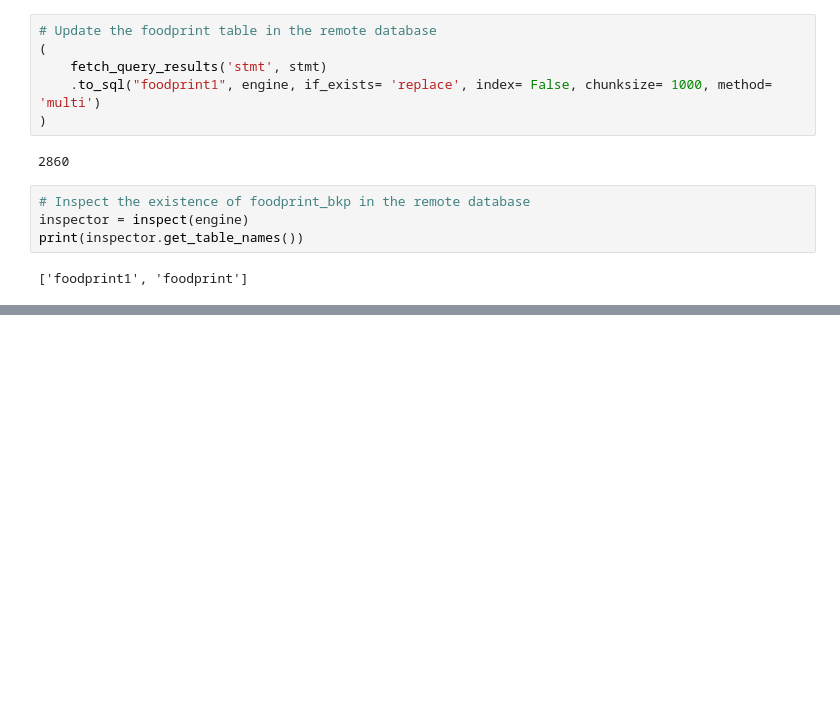
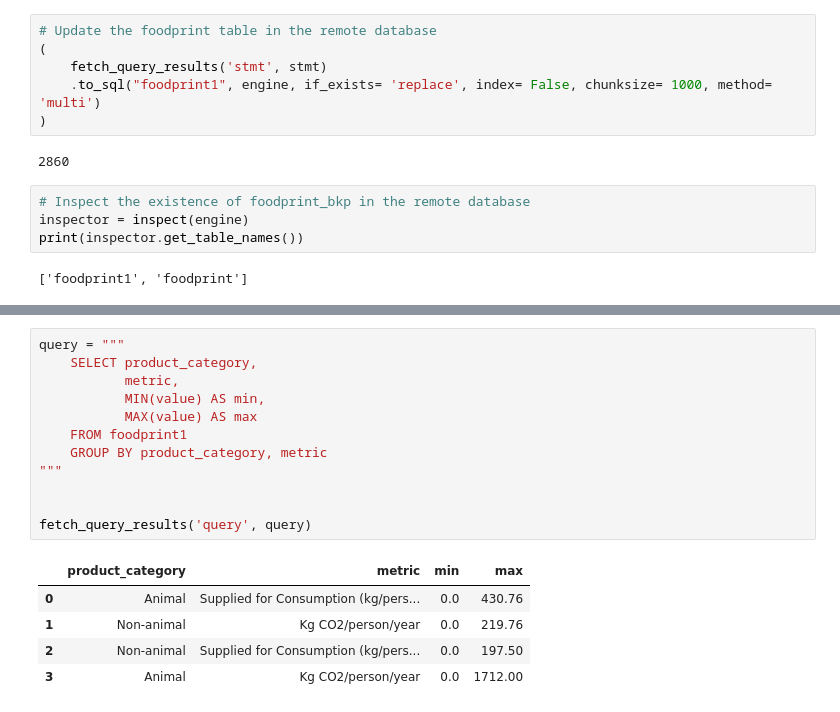
Before and after one commit to daniel-epm/food_carbon_fp, a Jupyter notebook: foodprint_analysis.ipynb, the cells around one changed output, grey strips where cells are left out. Drawn from its saved outputs; the diff is of its cells as text; blank space fills up the shorter version.

```diff
--- a/foodprint_analysis.ipynb
+++ b/foodprint_analysis.ipynb
@@ -212,0 +293,18 @@ fetch_query_results('query', query)
+# %%
+query = """
+    SELECT product_category,
+           metric,
+           MIN(value) AS min,
+           MAX(value) AS max
+    FROM foodprint1
+    GROUP BY product_category, metric
+"""
+
+
+fetch_query_results('query', query)
+# %% [output]
+|  | product_category | metric | min | max |
+| 0 | Animal | Supplied for Consumption (kg/pers... | 0.0 | 430.76 |
+| 1 | Non-animal | Kg CO2/person/year | 0.0 | 219.76 |
+| 2 | Non-animal | Supplied for Consumption (kg/pers... | 0.0 | 197.50 |
+| 3 | Animal | Kg CO2/person/year | 0.0 | 1712.00 |
```
Also changed, not shown: parts of 11 cells of this notebook.
